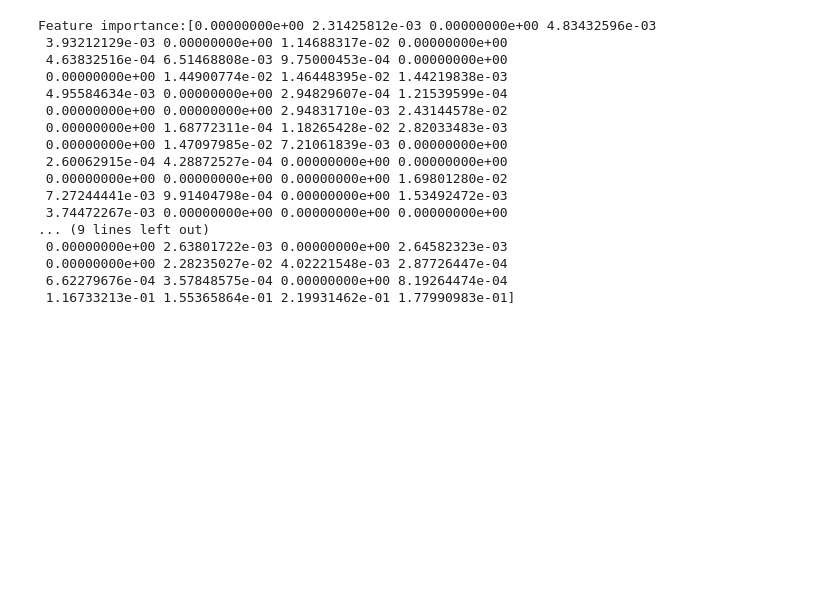
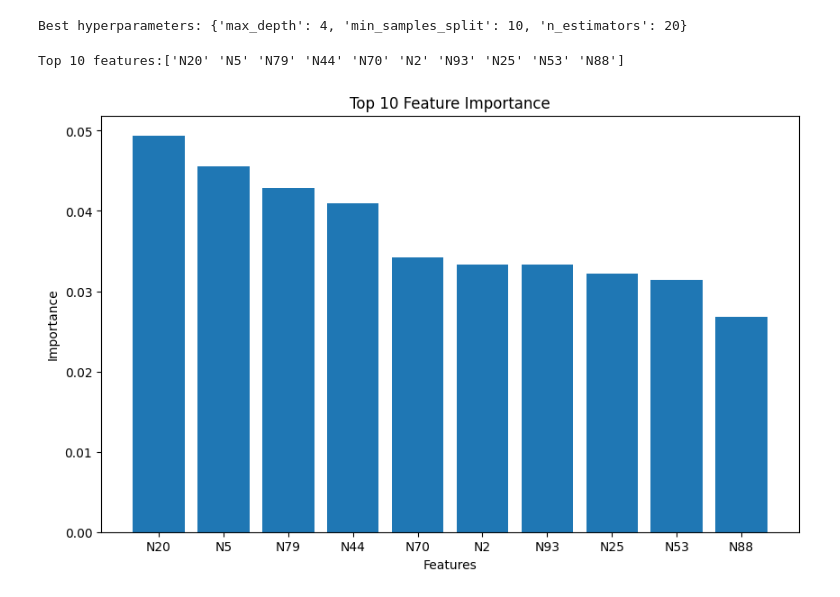
Before and after one commit to siddardhakavuri/Modelling-Associations, a Jupyter notebook: random_forest.ipynb, the cells around one changed output. Saved outputs shown, nothing was run; the diff lists cells and outputs as text; code cells hidden in the pictures; blank space fills up the shorter version.

```diff
--- a/random_forest.ipynb
+++ b/random_forest.ipynb
@@ -87,39 +39,40 @@ Name: N0, Length: 800, dtype: int64
-# %%
-random_forest_model = RandomForestClassifier(n_estimators=50,
-                                             max_depth=4,
-                                             min_samples_split=200,
-                                             random_state=RANDOM_STATE).fit(x_train, y_train)
-# Print feature importance
-featureImportance = random_forest_model.feature_importances_
-print(f"Feature importance:{featureImportance}")
-# Print feature importance feature if feature importance is greater than 0.1
-# for i in range(len(featureImportance)):
-#     if featureImportance[i] > 0.1:
-#         print(f"Feature importance: {featureImportance[i]:.4f} for feature: {features[i]}")
-
-# Plot feature importance of top 10 features
-# plt.figure()
-# plt.title("Feature importances")
-# plt.bar(range(10), featureImportance, align="center")
-# plt.xticks(range(10), features, rotation=90)
-# plt.xlim([-1, 10])
-# plt.show()
-# %% [output]
-Feature importance:[0.00000000e+00 2.31425812e-03 0.00000000e+00 4.83432596e-03
- 3.93212129e-03 0.00000000e+00 1.14688317e-02 0.00000000e+00
- 4.63832516e-04 6.51468808e-03 9.75000453e-04 0.00000000e+00
- 0.00000000e+00 1.44900774e-02 1.46448395e-02 1.44219838e-03
- 4.95584634e-03 0.00000000e+00 2.94829607e-04 1.21539599e-04
- 0.00000000e+00 0.00000000e+00 2.94831710e-03 2.43144578e-02
- 0.00000000e+00 1.68772311e-04 1.18265428e-02 2.82033483e-03
- 0.00000000e+00 1.47097985e-02 7.21061839e-03 0.00000000e+00
- 2.60062915e-04 4.28872527e-04 0.00000000e+00 0.00000000e+00
- 0.00000000e+00 0.00000000e+00 0.00000000e+00 1.69801280e-02
- 7.27244441e-03 9.91404798e-04 0.00000000e+00 1.53492472e-03
- 3.74472267e-03 0.00000000e+00 0.00000000e+00 0.00000000e+00
-... (9 lines left out)
- 0.00000000e+00 2.63801722e-03 0.00000000e+00 2.64582323e-03
- 0.00000000e+00 2.28235027e-02 4.02221548e-03 2.87726447e-04
- 6.62279676e-04 3.57848575e-04 0.00000000e+00 8.19264474e-04
- 1.16733213e-01 1.55365864e-01 2.19931462e-01 1.77990983e-01]
+# %%
+# Use grid search to find the best hyperparameters
+param_grid = {
+    'max_depth': [2, 4, 8, 15, 20, 50],
+    'n_estimators': [10, 20, 30, 100],
+    'min_samples_split': [2, 10, 50, 100, 200]
+}
+
+grid_search = GridSearchCV(RandomForestClassifier(random_state=RANDOM_STATE), param_grid, cv=5)
+grid_search.fit(x_train, y_train)
+
+print(f"Best hyperparameters: {grid_search.best_params_}")
+# %% [output]
+Best hyperparameters: {'max_depth': 4, 'min_samples_split': 10, 'n_estimators': 20}
+# %%
+random_forest_model = RandomForestClassifier(n_estimators=100,
+                                             min_samples_split=200,
+                                             max_depth=2,
+                                             random_state=RANDOM_STATE).fit(x_train, y_train)
+# Print feature importance
+featureImportance = random_forest_model.feature_importances_
+# Print feature top 10 importance
+featureImportance = np.array(featureImportance)
+features = np.array(features)
+indices = np.argsort(featureImportance)[::-1]
+featureImportance = featureImportance[indices]
+features = features[indices]
+print(f"Top 10 features:{features[:10]}")
+
+# Plot feature importance of top 10 features
+plt.figure(figsize=(10, 6))
+plt.bar(features[:10], featureImportance[:10])
+plt.xlabel('Features')
+plt.ylabel('Importance')
+plt.title('Top 10 Feature Importance')
+plt.show()
+# %% [output]
+Top 10 features:['N20' 'N5' 'N79' 'N44' 'N70' 'N2' 'N93' 'N25' 'N53' 'N88']
+[figure, added]
 # %%
```
Also changed, not shown: parts of 13 cells of this notebook, 9 other files.
